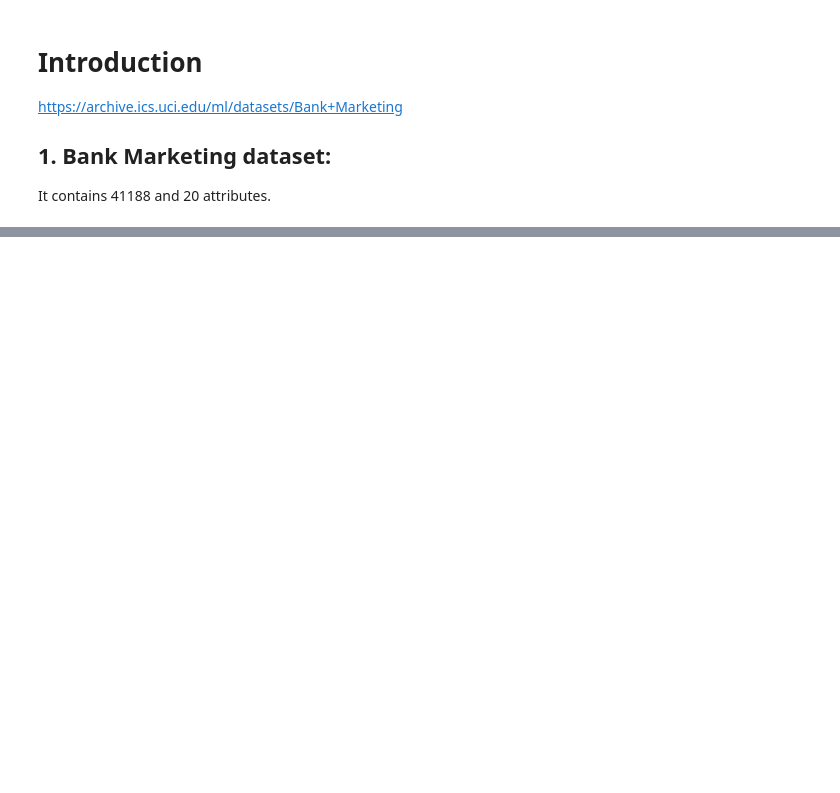
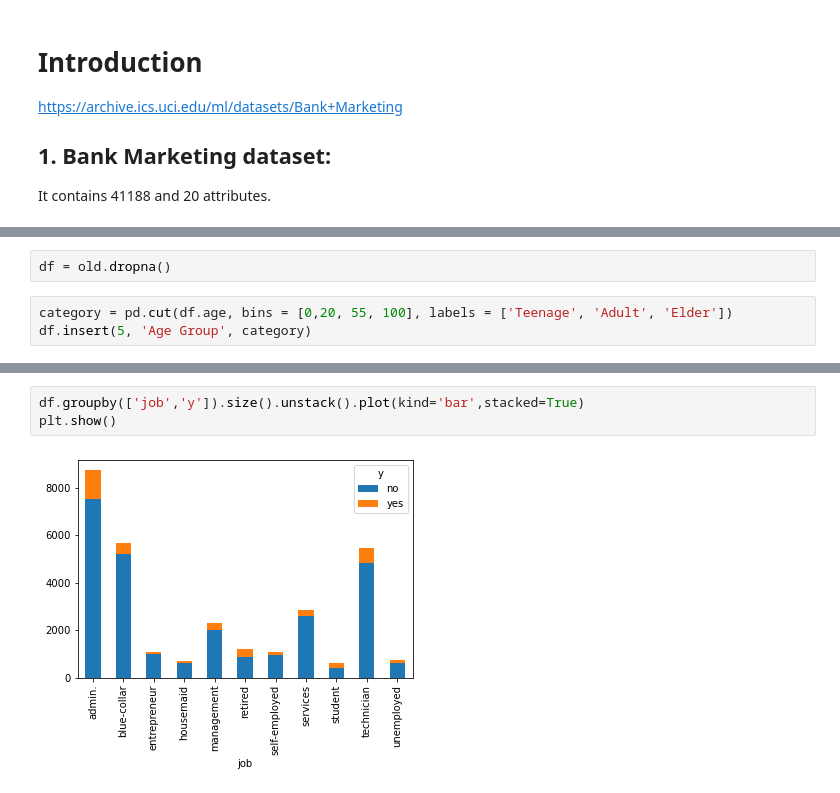
Before and after one commit to Cheeseburgerfly/AIAssignment, a Jupyter notebook: Latest.ipynb, the cells around one changed output, grey strips where cells are left out. Saved outputs shown, nothing was run; the diff lists cells and outputs as text; blank space fills up the shorter version.

```diff
--- a/Latest.ipynb
+++ b/Latest.ipynb
@@ -25,3 +27,8 @@ df.head()
 | 3 | 40 | admin. | married | basic.6y | no | no | no | telephone | may | mon | ... |
 | 4 | 56 | services | married | high.school | no | no | yes | telephone | may | mon | ... |
 5 rows × 21 columns
+# %%
+df = old.dropna()
+# %%
+category = pd.cut(df.age, bins = [0,20, 55, 100], labels = ['Teenage', 'Adult', 'Elder'])
+df.insert(5, 'Age Group', category)
@@ -27,0 +171,5 @@ df.head()
+# %%
+df.groupby(['job','y']).size().unstack().plot(kind='bar',stacked=True)
+plt.show()
+# %% [output]
+[figure, added]
```
Also changed, not shown: parts of 67 cells of this notebook.
